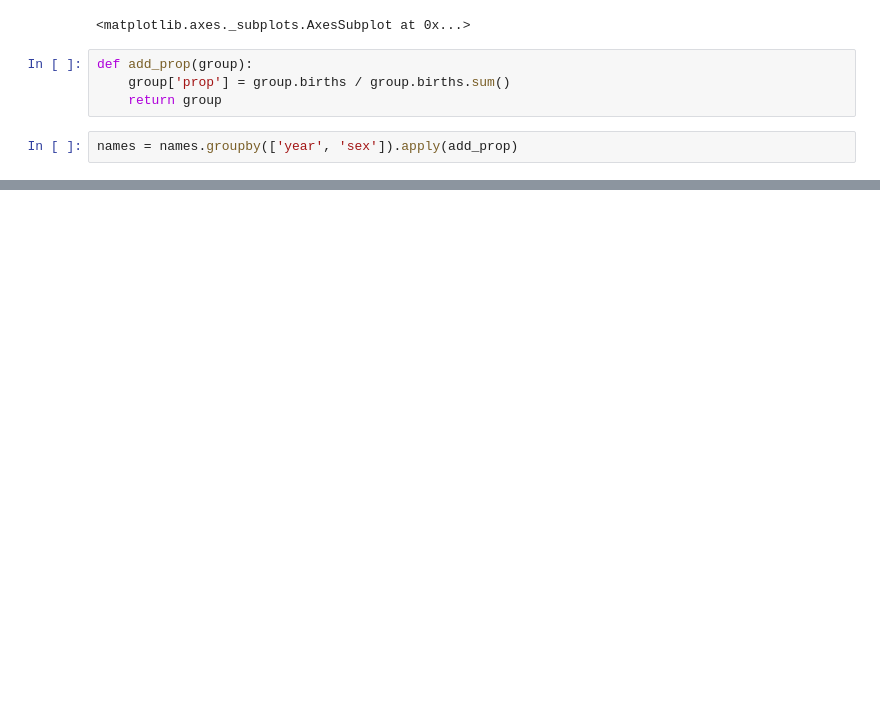
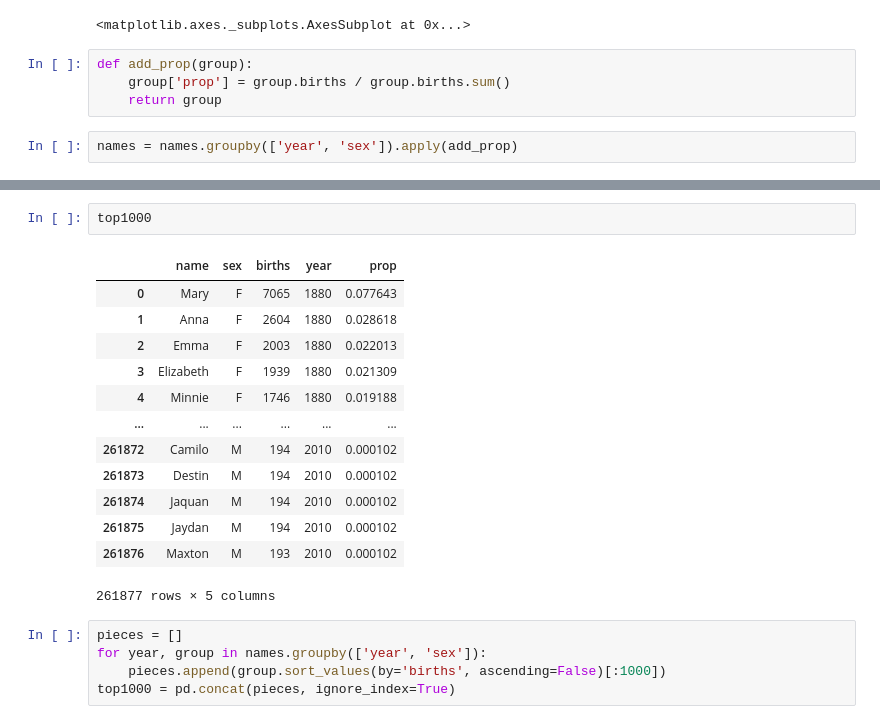
Before and after one commit to 0-yy-0/data_analysis, a Jupyter notebook: 14.3 美国1880-2010年的婴儿名字.ipynb, the cells around one changed output, grey strips where cells are left out. Drawn from its saved outputs; the diff is of its cells as text; blank space fills up the shorter version.

```diff
--- a/14.3 美国1880-2010年的婴儿名字.ipynb
+++ b/14.3 美国1880-2010年的婴儿名字.ipynb
@@ -103,0 +133,21 @@ names
+# %%
+top1000
+# %% [output]
+|  | name | sex | births | year | prop |
+| 0 | Mary | F | 7065 | 1880 | 0.077643 |
+| 1 | Anna | F | 2604 | 1880 | 0.028618 |
+| 2 | Emma | F | 2003 | 1880 | 0.022013 |
+| 3 | Elizabeth | F | 1939 | 1880 | 0.021309 |
+| 4 | Minnie | F | 1746 | 1880 | 0.019188 |
+| ... | ... | ... | ... | ... | ... |
+| 261872 | Camilo | M | 194 | 2010 | 0.000102 |
+| 261873 | Destin | M | 194 | 2010 | 0.000102 |
+| 261874 | Jaquan | M | 194 | 2010 | 0.000102 |
+| 261875 | Jaydan | M | 194 | 2010 | 0.000102 |
+| 261876 | Maxton | M | 193 | 2010 | 0.000102 |
+261877 rows × 5 columns
+# %%
+pieces = []
+for year, group in names.groupby(['year', 'sex']):
+    pieces.append(group.sort_values(by='births', ascending=False)[:1000])
+top1000 = pd.concat(pieces, ignore_index=True)
```
Also changed, not shown: parts of 62 cells of this notebook, 1 other file.
